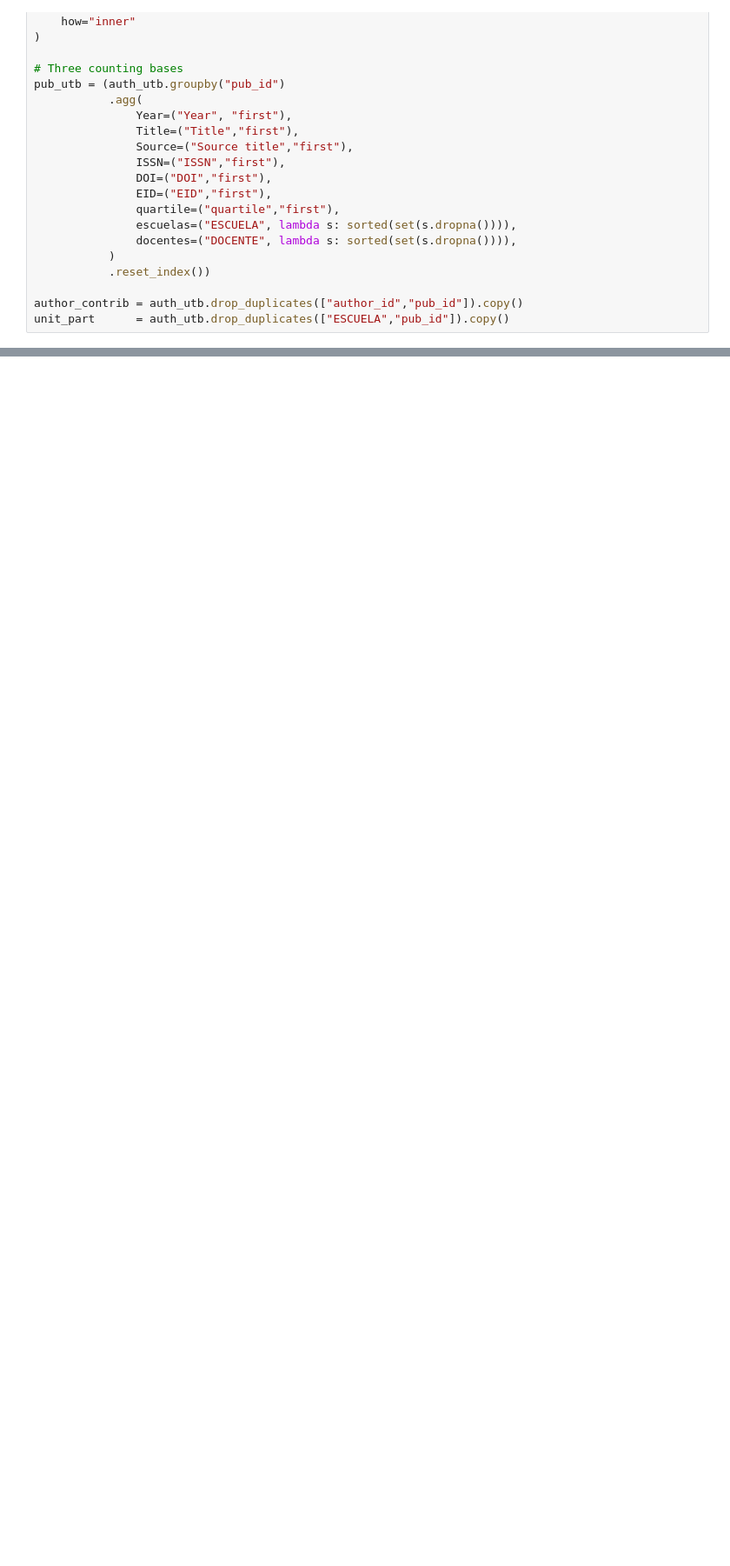
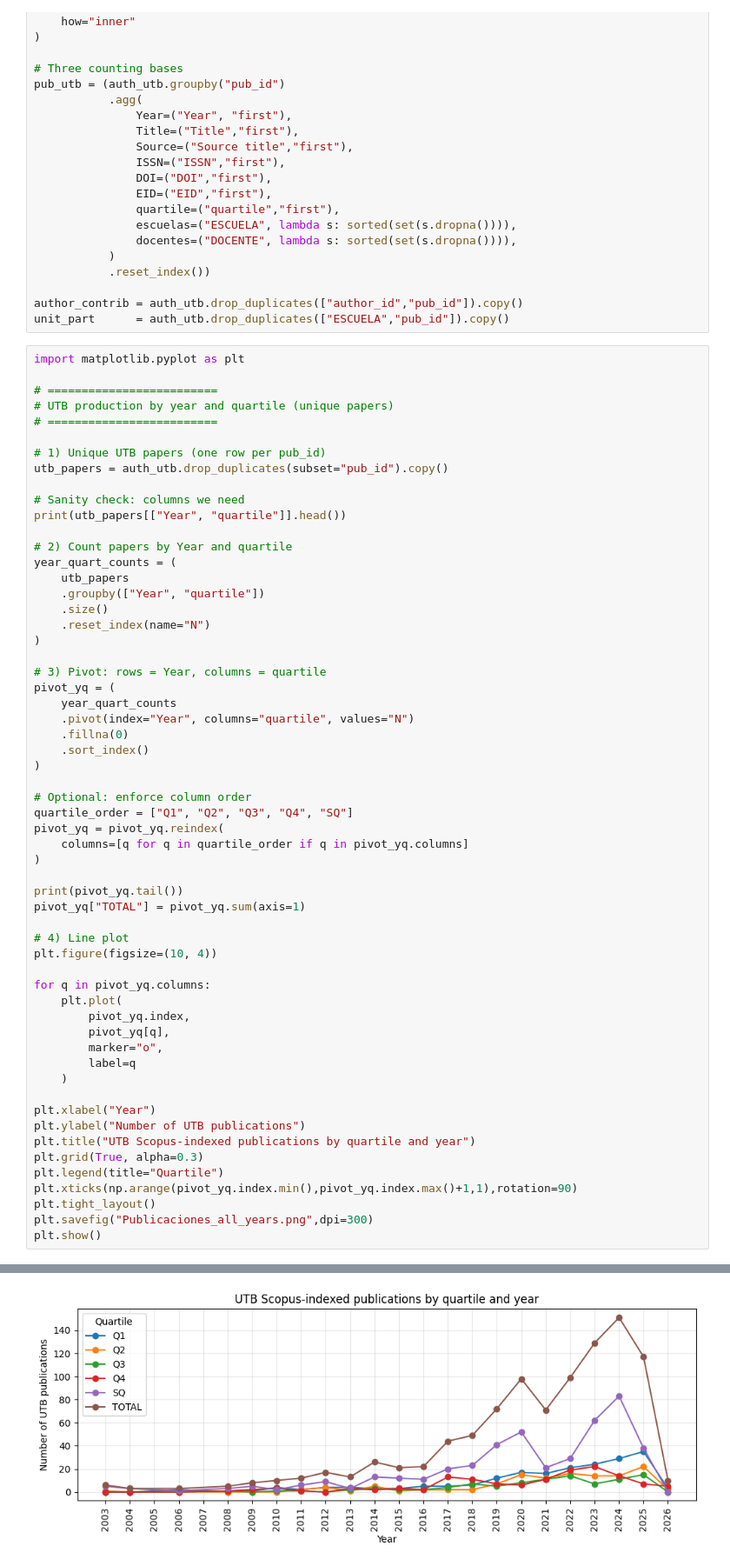
Before and after one commit to sierraporta/Scopus-Metrics-UTB, a Jupyter notebook: Script_Scopus_Investigaciones3.ipynb, the cells around one changed output, grey strips where cells are left out. Shown at 87% size. Drawn from its saved outputs; the diff is of its cells as text; blank space fills up the shorter version.

```diff
--- a/Script_Scopus_Investigaciones3.ipynb
+++ b/Script_Scopus_Investigaciones3.ipynb
@@ -141,3 +141,62 @@ pub_utb = (auth_utb.groupby("pub_id")
 
 author_contrib = auth_utb.drop_duplicates(["author_id","pub_id"]).copy()
 unit_part      = auth_utb.drop_duplicates(["ESCUELA","pub_id"]).copy()
+# %%
+import matplotlib.pyplot as plt
+
+# =========================
+# UTB production by year and quartile (unique papers)
+# =========================
+
+# 1) Unique UTB papers (one row per pub_id)
+utb_papers = auth_utb.drop_duplicates(subset="pub_id").copy()
+
+# Sanity check: columns we need
+print(utb_papers[["Year", "quartile"]].head())
+
+# 2) Count papers by Year and quartile
+year_quart_counts = (
+    utb_papers
+    .groupby(["Year", "quartile"])
+    .size()
+    .reset_index(name="N")
+)
+
+# 3) Pivot: rows = Year, columns = quartile
+pivot_yq = (
+    year_quart_counts
+    .pivot(index="Year", columns="quartile", values="N")
+    .fillna(0)
+    .sort_index()
+)
+
+# Optional: enforce column order
+quartile_order = ["Q1", "Q2", "Q3", "Q4", "SQ"]
+pivot_yq = pivot_yq.reindex(
+    columns=[q for q in quartile_order if q in pivot_yq.columns]
+)
+
+print(pivot_yq.tail())
+pivot_yq["TOTAL"] = pivot_yq.sum(axis=1)
+
+# 4) Line plot
+plt.figure(figsize=(10, 4))
+
+for q in pivot_yq.columns:
+    plt.plot(
+        pivot_yq.index,
+        pivot_yq[q],
+        marker="o",
+        label=q
+    )
+
+plt.xlabel("Year")
+plt.ylabel("Number of UTB publications")
+plt.title("UTB Scopus-indexed publications by quartile and year")
+plt.grid(True, alpha=0.3)
+plt.legend(title="Quartile")
+plt.xticks(np.arange(pivot_yq.index.min(),pivot_yq.index.max()+1,1),rotation=90)
+plt.tight_layout()
+plt.savefig("Publicaciones_all_years.png",dpi=300)
+plt.show()
+# %% [output]
@@ -143,0 +216 @@ unit_part      = auth_utb.drop_duplicates(["ESCUELA","pub_id"]).copy()
+[figure, added]
```
Also changed, not shown: parts of 4 cells of this notebook.
